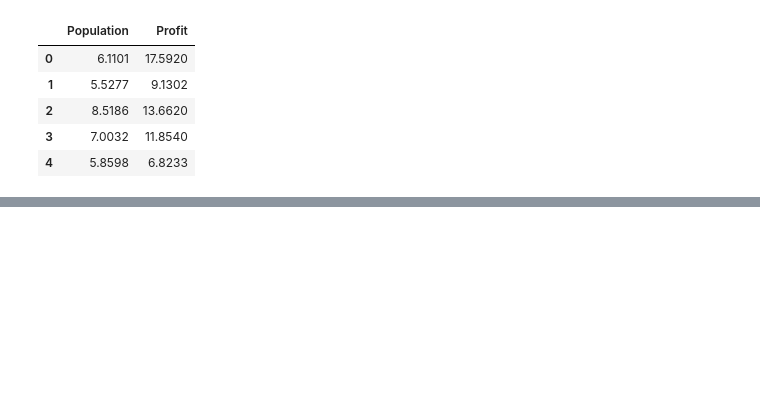
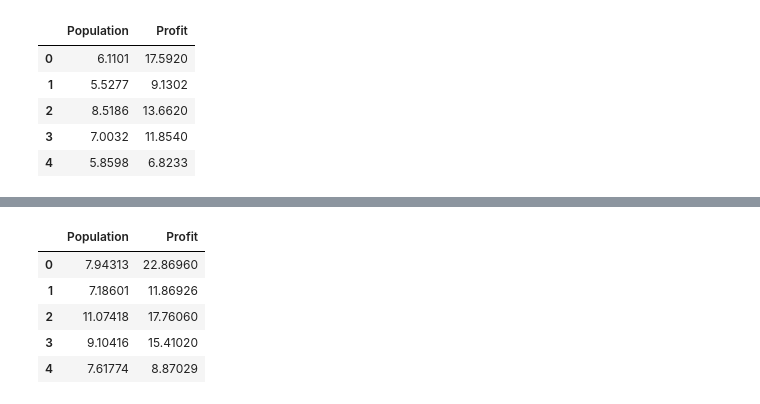
Before and after one commit to aakashv000/Machine-Learning-Lab-CS3103, a Jupyter notebook: AIML_Lab_1_Material_2.ipynb, the cells around one changed output, grey strips where cells are left out. Saved outputs shown, nothing was run; the diff lists cells and outputs as text; code cells hidden in the pictures; blank space fills up the shorter version.

```diff
--- a/AIML_Lab_1_Material_2.ipynb
+++ b/AIML_Lab_1_Material_2.ipynb
@@ -28,3 +83,13 @@ data.head()
+# %%
+data = data * 1.3
+data.head()
+# %% [output]
+|  | Population | Profit |
+| 0 | 7.94313 | 22.86960 |
+| 1 | 7.18601 | 11.86926 |
+| 2 | 11.07418 | 17.76060 |
+| 3 | 9.10416 | 15.41020 |
+| 4 | 7.61774 | 8.87029 |
 # %%
 data.describe()
 # %% [output]
```
Also changed, not shown: parts of 26 cells of this notebook.
